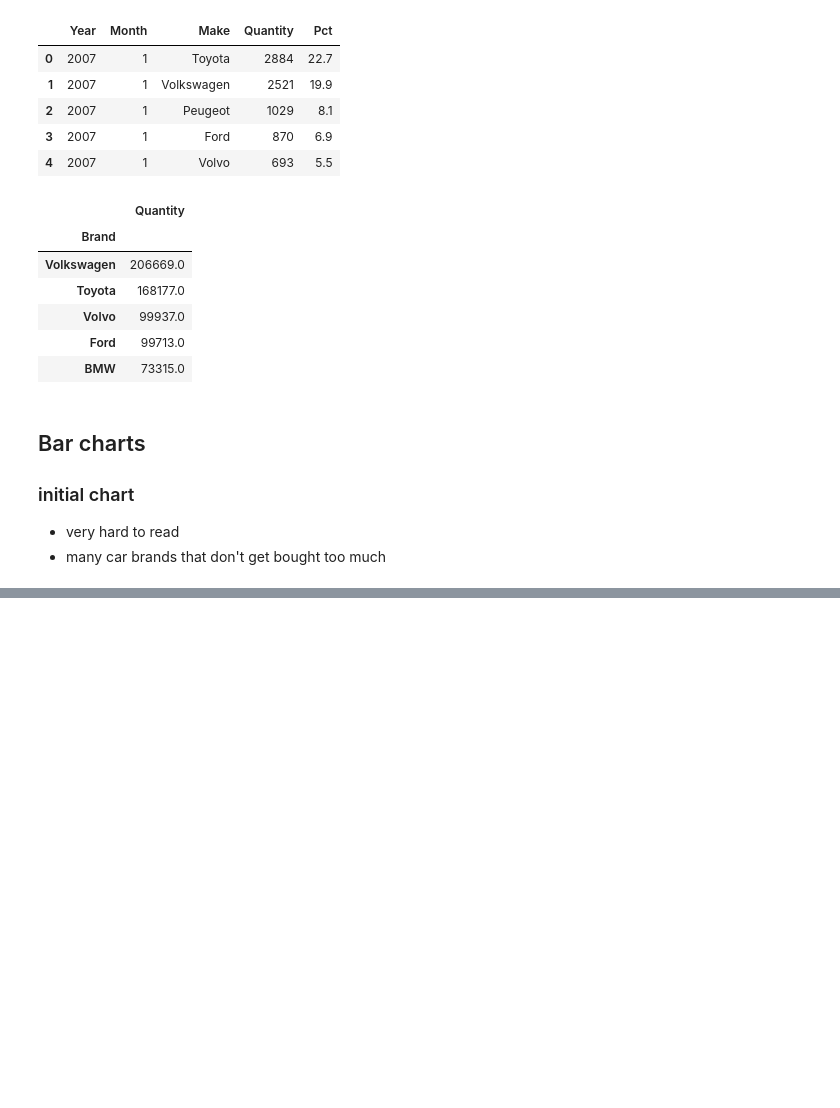
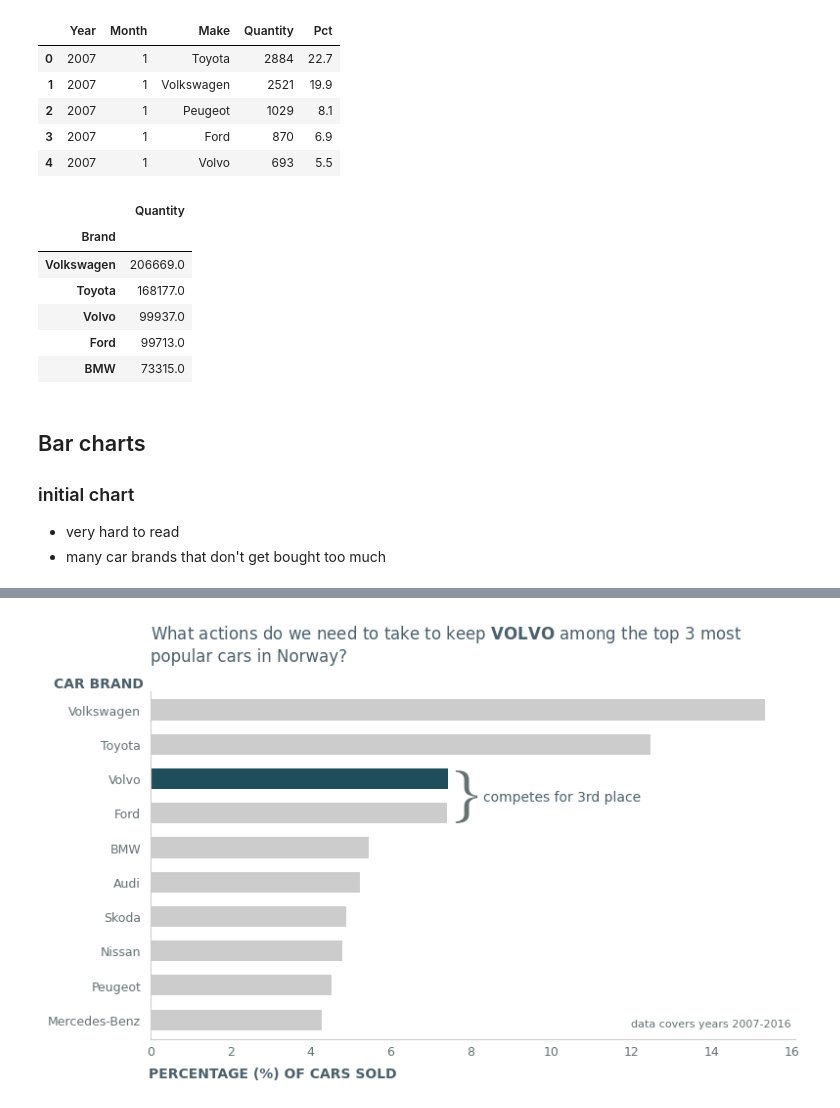
Before and after one commit to AIgineerAB/data_visualization_course, a Jupyter notebook: 04_storytelling_matplotlib/storytelling_bar.ipynb, the cells around one changed output, grey strips where cells are left out. Drawn from its saved outputs; the diff is of its cells as text; code cells hidden in the pictures; blank space fills up the shorter version.

```diff
--- a/04_storytelling_matplotlib/storytelling_bar.ipynb
+++ b/04_storytelling_matplotlib/storytelling_bar.ipynb
@@ -118,0 +89,61 @@ fig.savefig("figures/cars_sold_2.png")
+# %%
+from matplotlib.ticker import FuncFormatter
+
+
+df_percentage = (
+    df_quantity_brand["Quantity"] / df_quantity_brand["Quantity"].sum() * 100
+).iloc[:10]
+
+colors = [GRAY_1] * len(df_percentage)
+colors[2] = BLUE_1
+
+# using dataframes plot method which is a wrapper for matplotlib
+ax = df_percentage.plot(
+    kind="barh", y="Quantity", figsize=(8, 5), width=0.6, color=colors
+)
+
+# requires since horizontal bars place first row in bottom by default
+ax.invert_yaxis()
+ax.legend().remove()
+ax.spines[["top", "right"]].set_visible(False)
+
+ax.spines[["left", "bottom"]].set_color(GRAY_1)
+ax.tick_params(axis="both", labelsize=9, colors=GRAY_2, length=0, pad=5)
+ax.tick_params(axis="y", pad=7)
+
+ax.set_xlabel("PERCENTAGE (%) OF CARS SOLD", color=GRAY_3, fontweight="bold")
+ax.set_ylabel("CAR BRAND", rotation=0, color=GRAY_3, fontweight="bold")
+
+ax.set_title(
+    r"What actions do we need to take to keep"
+    + r" $\bf{VOLVO}$"
+    + " among the top 3 most \npopular cars in Norway?",
+    pad=22,
+    color=GRAY_3,
+    loc="left",
+)
+
+ax.xaxis.set_label_coords(0.19, -0.08)
+ax.yaxis.set_label_coords(-0.08, 1)
+
+ax.annotate(xy=(7.5, 2.97), text="}", fontsize=45, family="Times", color=GRAY_2)
+
+ax.annotate(
+    xy=(8.3, 2.65),
+    text="competes for 3rd place",
+    fontsize=10,
+    color=GRAY_3,
+)
+
+ax.annotate(
+    xy=(12, 9.2),
+    text="data covers years 2007-2016",
+    fontsize=8,
+    color=GRAY_2,
+)
+
+fig = ax.get_figure()
+fig.tight_layout()
+fig.savefig("figures/cars_sold_2.png")
+# %% [output]
+[figure, added]
```
Also changed, not shown: parts of 6 cells of this notebook, 5 other files.
